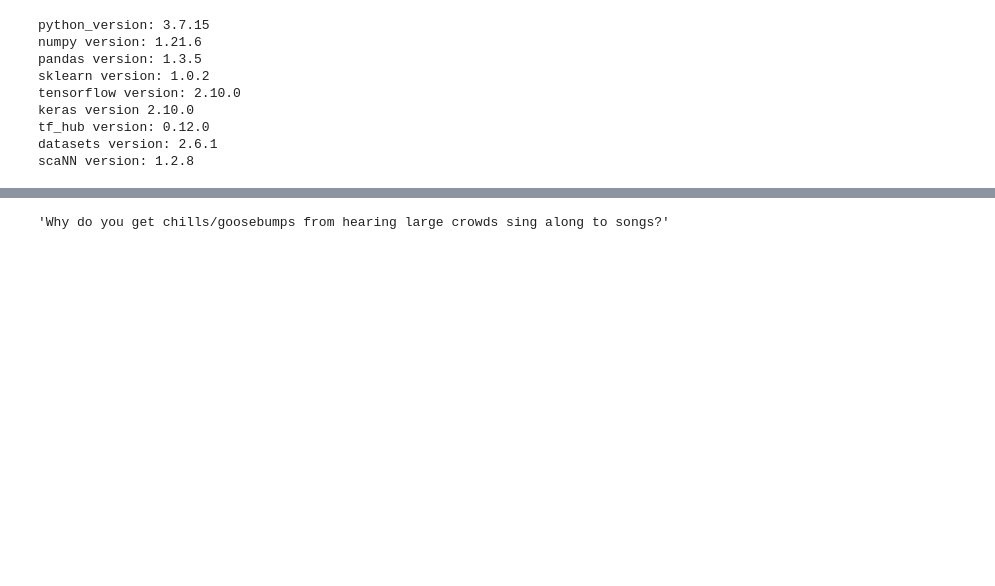
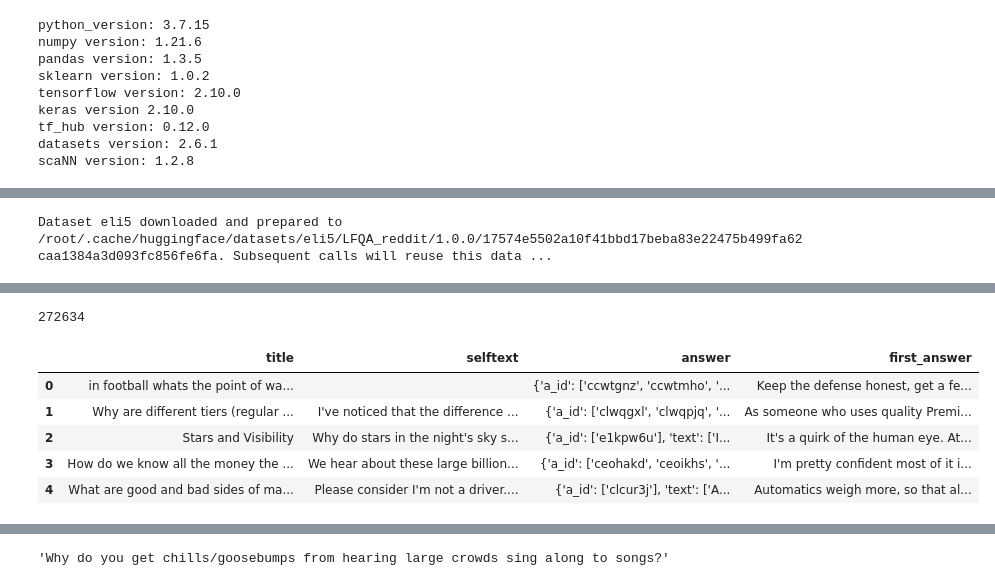
Before and after one commit to malinphy/Question-Answer-matching, a Jupyter notebook: sent_bert_mnr_cli5_v2.ipynb, the cells around one changed output, grey strips where cells are left out. Saved outputs shown, nothing was run; the diff lists cells and outputs as text; code cells hidden in the pictures; blank space fills up the shorter version.

```diff
--- a/sent_bert_mnr_cli5_v2.ipynb
+++ b/sent_bert_mnr_cli5_v2.ipynb
@@ -102,2 +93,7 @@ WARNING:datasets.builder:Found cached dataset eli5 (/root/.cache/huggingface/dat
 # %%
+train_df = data_loader('train_eli5').frame_maker()
+test_df = data_loader('test_eli5').frame_maker()
+print(len(train_df))
 use_hub = hub.load("https://tfhub.dev/google/universal-sentence-encoder/4") ## universal sentence encoder model
+train_df.head(5)
+# %% [output]
@@ -103,0 +101 @@ use_hub = hub.load("https://tfhub.dev/google/universal-sentence-encoder/4") ## u
+Dataset eli5 downloaded and prepared to /root/.cache/huggingface/datasets/eli5/LFQA_reddit/1.0.0/17574e5502a10f41bbd17beba83e22475b499fa62caa1384a3d093fc856fe6fa. Subsequent calls will reuse this data ...
@@ -104,2 +103,9 @@ use_hub = hub.load("https://tfhub.dev/google/universal-sentence-encoder/4") ## u
+272634
+|  | title | selftext | answer | first_answer |
+| 0 | in football whats the point of wa... |  | {'a_id': ['ccwtgnz', 'ccwtmho', '... | Keep the defense honest, get a fe... |
+| 1 | Why are different tiers (regular ... | I've noticed that the difference ... | {'a_id': ['clwqgxl', 'clwqpjq', '... | As someone who uses quality Premi... |
+| 2 | Stars and Visibility | Why do stars in the night's sky s... | {'a_id': ['e1kpw6u'], 'text': ['I... | It's a quirk of the human eye. At... |
+| 3 | How do we know all the money the ... | We hear about these large billion... | {'a_id': ['ceohakd', 'ceoikhs', '... | I'm pretty confident most of it i... |
+| 4 | What are good and bad sides of ma... | Please consider I'm not a driver.... | {'a_id': ['clcur3j'], 'text': ['A... | Automatics weigh more, so that al... |
 # %%
 train_df = negative_maker(train_df).neg_maker()
```
Also changed, not shown: parts of 21 cells of this notebook.
